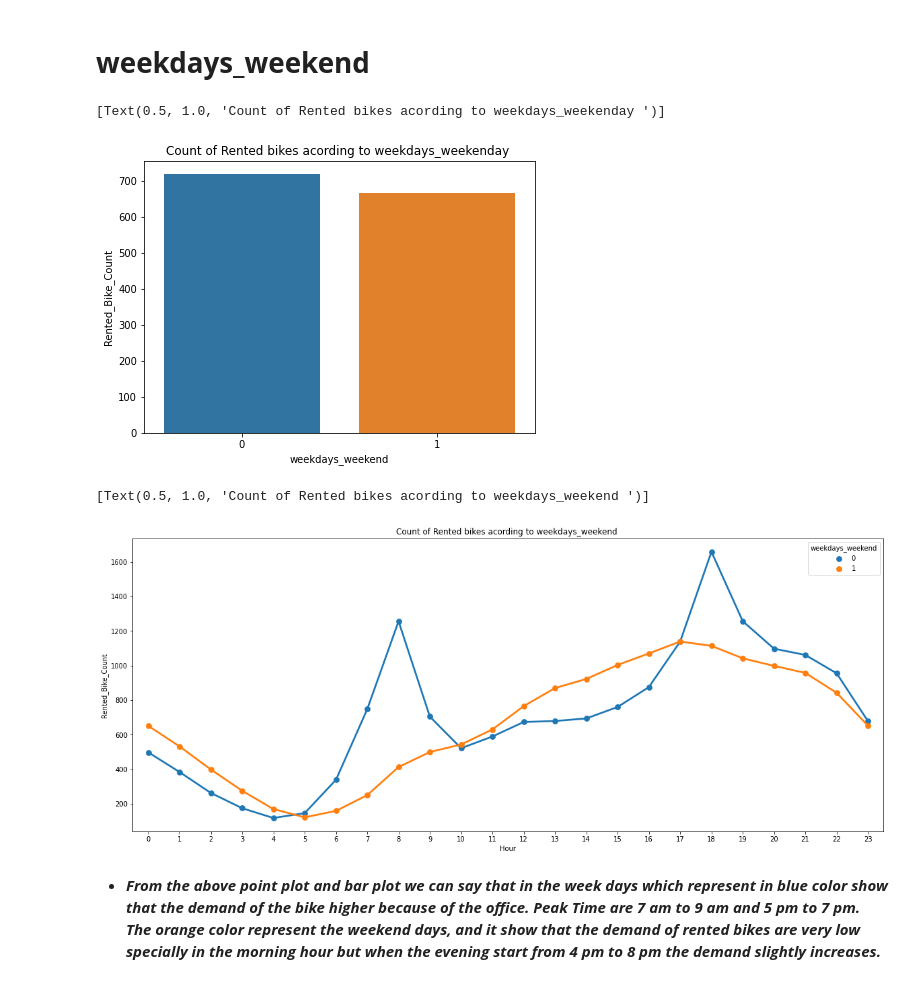
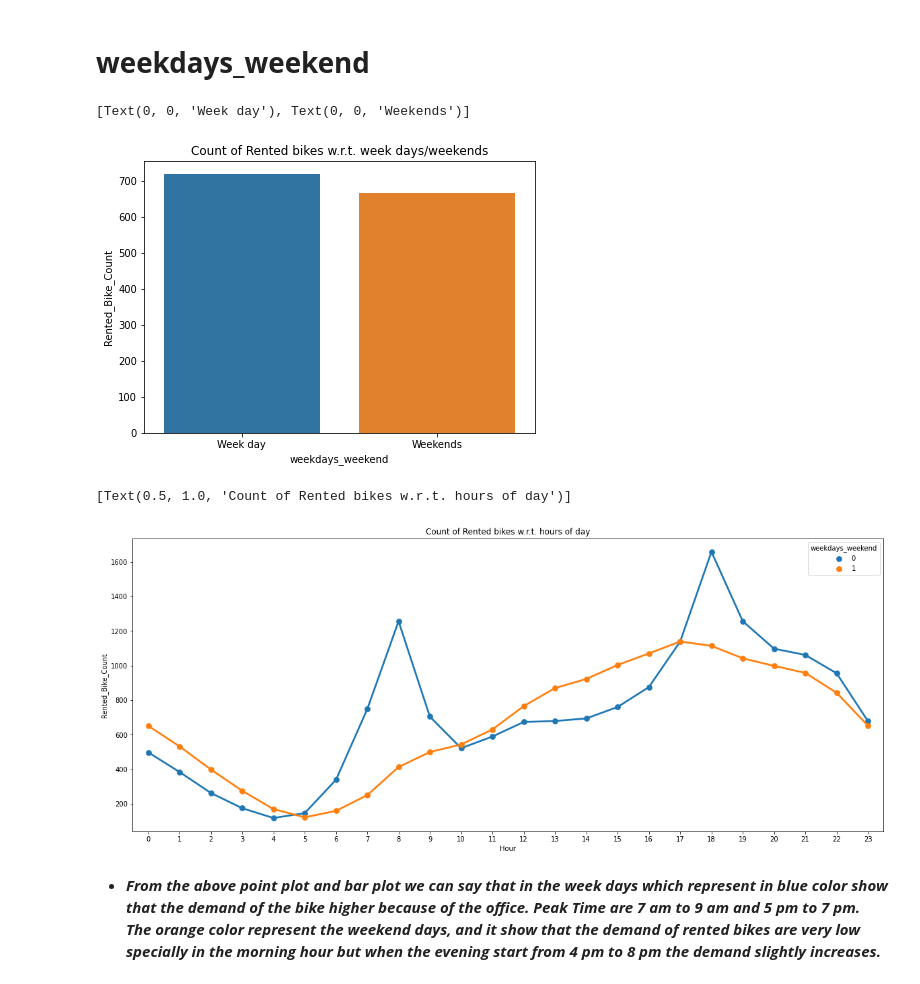
Before and after one commit to V-dit/Supervised-regression-bike-sharing-demand-prediction, a Jupyter notebook: Bike_Sharing_Demand_Prediction_Capstone_Project.ipynb, the cells around one changed output. Saved outputs shown, nothing was run; the diff lists cells and outputs as text; code cells hidden in the pictures.

```diff
--- a/Bike_Sharing_Demand_Prediction_Capstone_Project.ipynb
+++ b/Bike_Sharing_Demand_Prediction_Capstone_Project.ipynb
@@ -431,21 +431,24 @@ ax.set(title='Count of Rented bikes Monthwise ')
 # %% [markdown]
 # **weekdays_weekend**
 # %%
-# Anlysis of data by vizualisation
+# Analysis of data by vizualisation
+labels1 = ['Week day', 'Weekends']
 fig,ax=plt.subplots(figsize=(7,5))
 sns.barplot(data=bike_df,x='weekdays_weekend',y='Rented_Bike_Count',ax=ax,capsize=.2, ci=None)
-ax.set(title='Count of Rented bikes acording to weekdays_weekenday ')
+ax.set(title='Count of Rented bikes w.r.t. week days/weekends')
+ax.set_xticklabels(labels1)
 # %% [output]
-[Text(0.5, 1.0, 'Count of Rented bikes acording to weekdays_weekenday ')]
+[Text(0, 0, 'Week day'), Text(0, 0, 'Weekends')]
-[figure, old version]
+[figure, new version]
 # %%
-# Anlysis of data by vizualisation
+# Analysis of data by vizualisation
 fig,ax=plt.subplots(figsize=(20,8))
 sns.pointplot(data=bike_df,x='Hour',y='Rented_Bike_Count',hue='weekdays_weekend',ax=ax,ci=None)
-ax.set(title='Count of Rented bikes acording to weekdays_weekend ')
+ax.set(title='Count of Rented bikes w.r.t. hours of day')
+# ax.legend(['0','1'],['a', 'b'])
 # %% [output]
-[Text(0.5, 1.0, 'Count of Rented bikes acording to weekdays_weekend ')]
+[Text(0.5, 1.0, 'Count of Rented bikes w.r.t. hours of day')]
-[figure, old version]
+[figure, new version]
 # %% [markdown]
 
 
```
Also changed, not shown: parts of 39 cells of this notebook.
